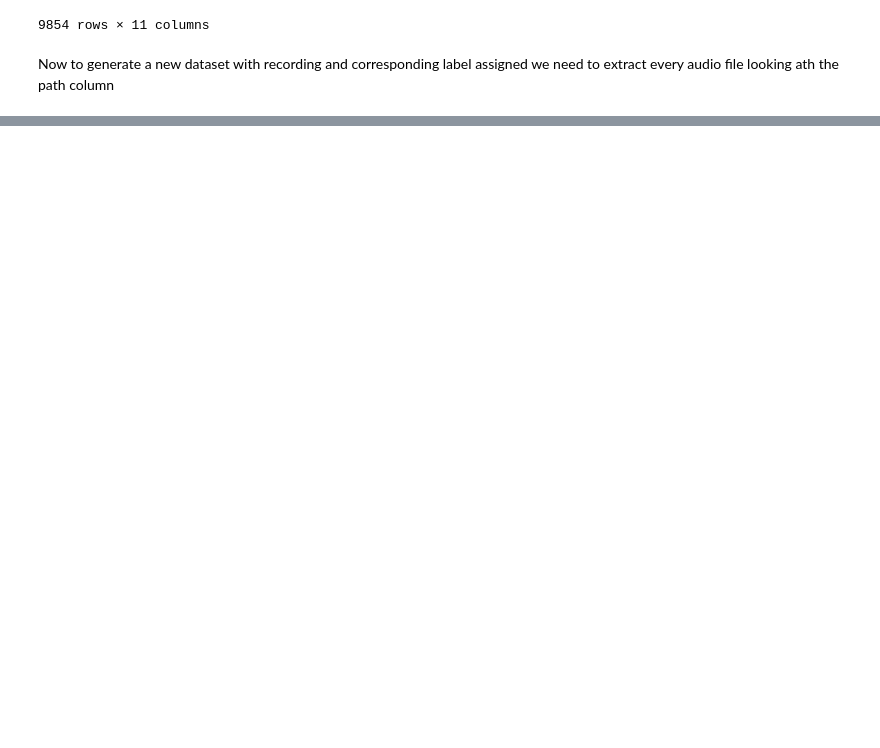
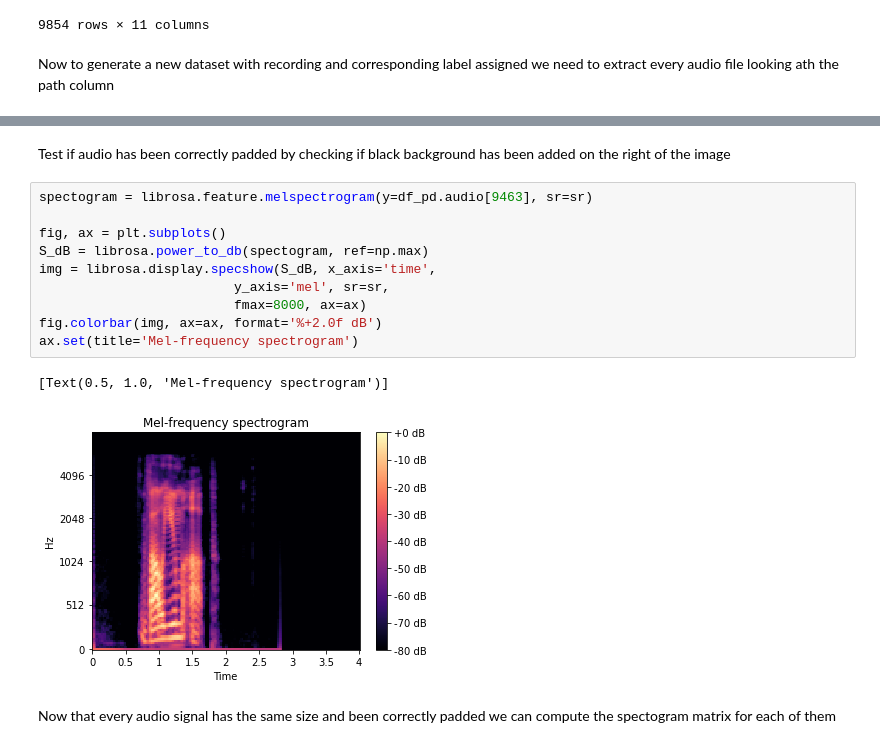
Before and after one commit to andrerubeis/Intent-Detection, a Jupyter notebook: exam_winter_22_23_notebook.ipynb, the cells around one changed output, grey strips where cells are left out. Drawn from its saved outputs; the diff is of its cells as text; blank space fills up the shorter version.

```diff
--- a/exam_winter_22_23_notebook.ipynb
+++ b/exam_winter_22_23_notebook.ipynb
@@ -190,0 +392,17 @@ Length: 9854, dtype: int64
+# %% [markdown]
+Test if audio has been correctly padded by checking if black background has been added on the right of the image
+# %%
+spectogram = librosa.feature.melspectrogram(y=df_pd.audio[9463], sr=sr)
+
+fig, ax = plt.subplots()
+S_dB = librosa.power_to_db(spectogram, ref=np.max)
+img = librosa.display.specshow(S_dB, x_axis='time',
+                         y_axis='mel', sr=sr,
+                         fmax=8000, ax=ax)
+fig.colorbar(img, ax=ax, format='%+2.0f dB')
+ax.set(title='Mel-frequency spectrogram')
+# %% [output]
+[Text(0.5, 1.0, 'Mel-frequency spectrogram')]
+[figure, added]
+# %% [markdown]
+Now that every audio signal has the same size and been correctly padded we can compute the spectogram matrix for each of them
```
Also changed, not shown: parts of 58 cells of this notebook.
